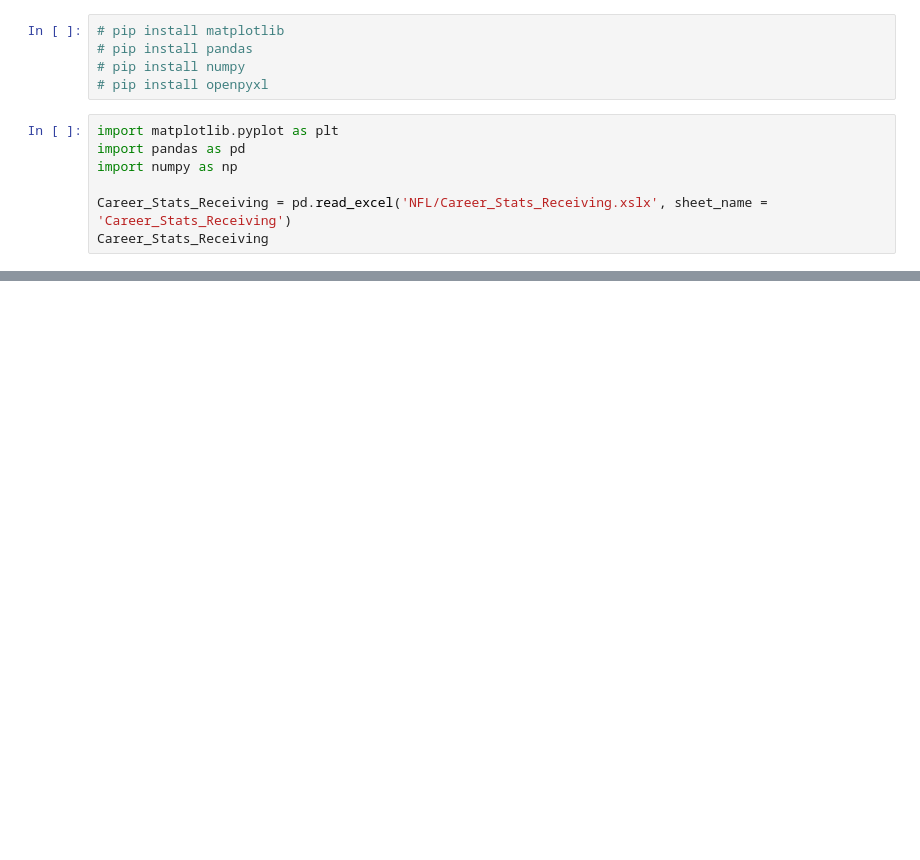
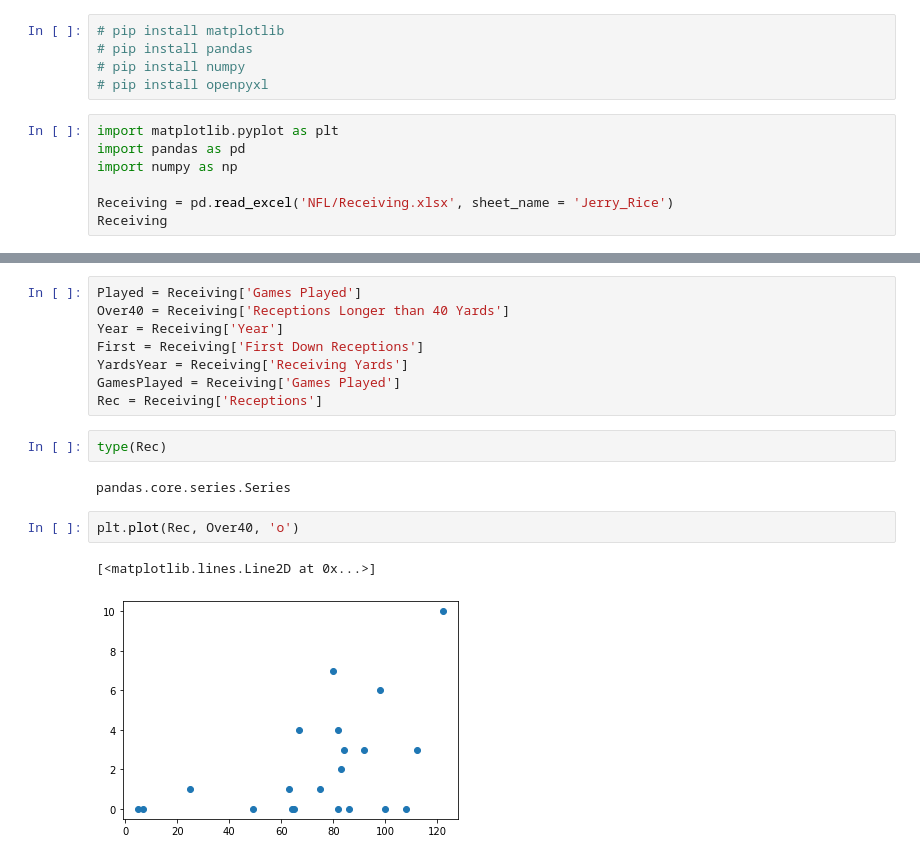
Before and after one commit to demonike84/NFL-Best-Of, a Jupyter notebook: Untitled.ipynb, the cells around one changed output, grey strips where cells are left out. Drawn from its saved outputs; the diff is of its cells as text; blank space fills up the shorter version.

```diff
--- a/Untitled.ipynb
+++ b/Untitled.ipynb
@@ -8,6 +8,6 @@ import matplotlib.pyplot as plt
 import pandas as pd
 import numpy as np
 
-Career_Stats_Receiving = pd.read_excel('NFL/Career_Stats_Receiving.xslx', sheet_name = 'Career_Stats_Receiving')
-Career_Stats_Receiving
+Receiving = pd.read_excel('NFL/Receiving.xlsx', sheet_name = 'Jerry_Rice')
+Receiving
 # %% [output]
@@ -14,0 +55,17 @@ ValueError: Excel file format cannot be determined, you must specify an engine m
+# %%
+Played = Receiving['Games Played']
+Over40 = Receiving['Receptions Longer than 40 Yards']
+Year = Receiving['Year']
+First = Receiving['First Down Receptions']
+YardsYear = Receiving['Receiving Yards']
+GamesPlayed = Receiving['Games Played']
+Rec = Receiving['Receptions']
+# %%
+type(Rec)
+# %% [output]
+pandas.core.series.Series
+# %%
+plt.plot(Rec, Over40, 'o')
+# %% [output]
+[<matplotlib.lines.Line2D at 0x...>]
+[figure, added]
```
Also changed, not shown: parts of 5 cells of this notebook, 2 other files.
